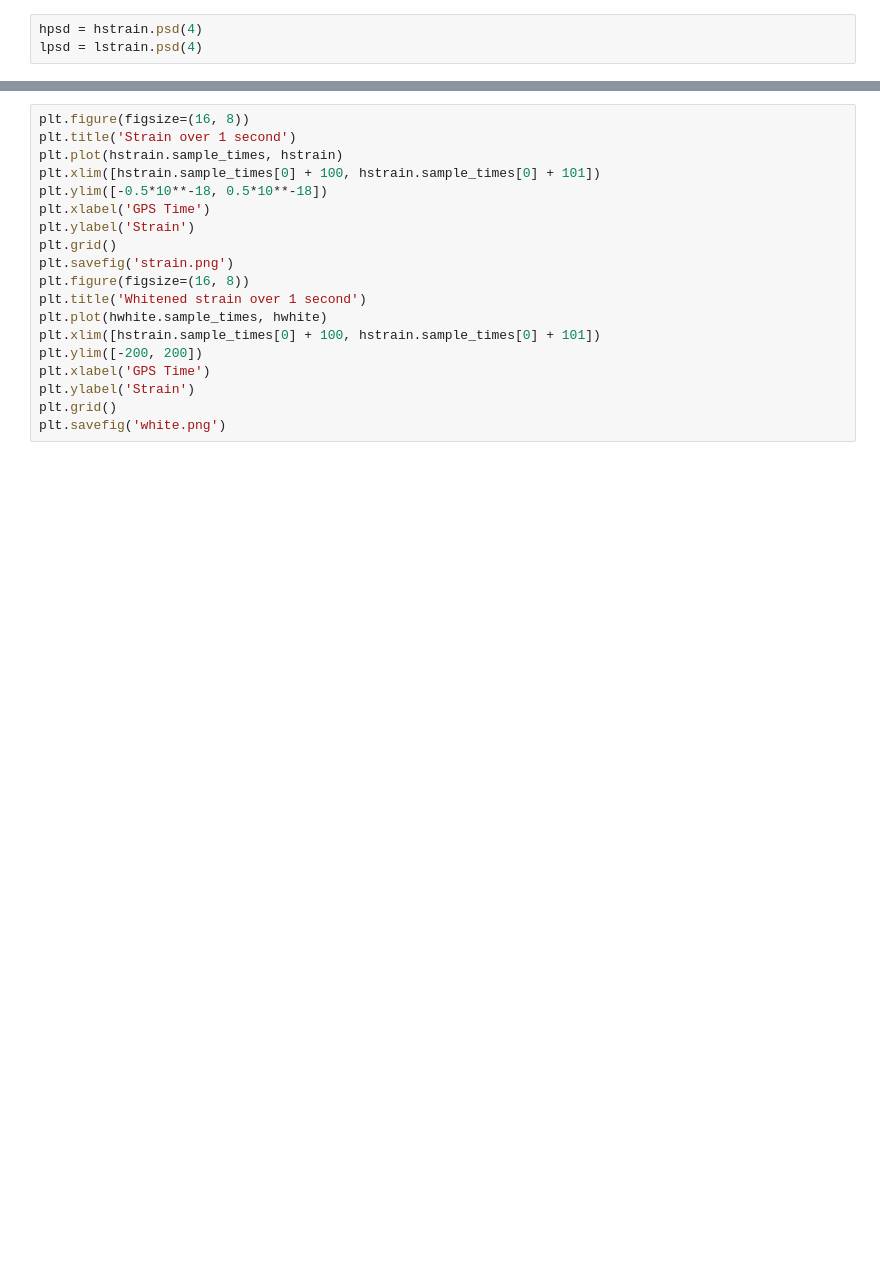
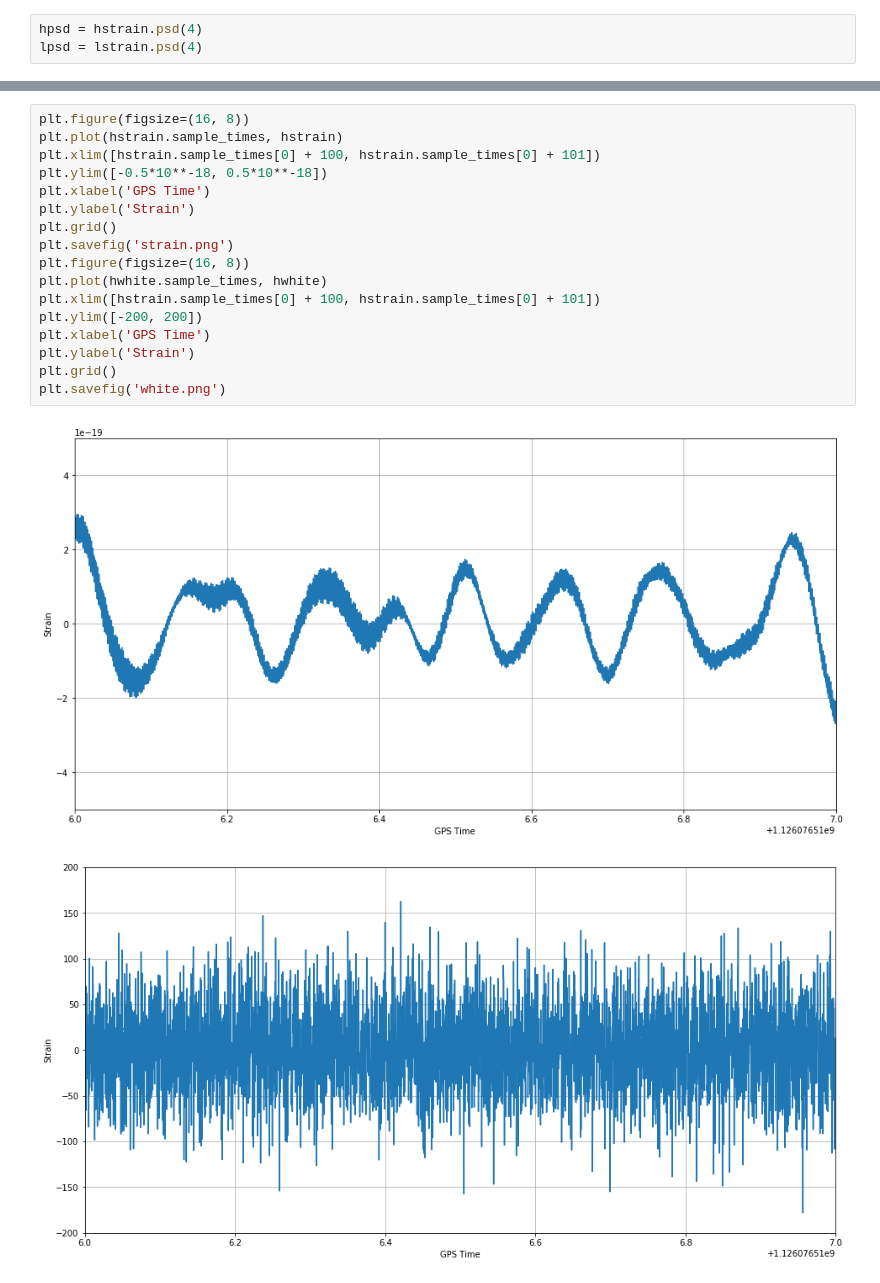
Before and after one commit to connor-mcisaac/gw_test, a Jupyter notebook: PyCBC/make_plots.ipynb, the cells around one changed output, grey strips where cells are left out. Drawn from its saved outputs; the diff is of its cells as text; blank space fills up the shorter version.

```diff
--- a/PyCBC/make_plots.ipynb
+++ b/PyCBC/make_plots.ipynb
@@ -53,20 +63,21 @@ hwhite = hstrain.whiten(4, 4)
 # %%
 plt.figure(figsize=(16, 8))
-plt.title('Strain over 1 second')
 plt.plot(hstrain.sample_times, hstrain)
 plt.xlim([hstrain.sample_times[0] + 100, hstrain.sample_times[0] + 101])
 plt.ylim([-0.5*10**-18, 0.5*10**-18])
 plt.xlabel('GPS Time')
 plt.ylabel('Strain')
 plt.grid()
 plt.savefig('strain.png')
 plt.figure(figsize=(16, 8))
-plt.title('Whitened strain over 1 second')
 plt.plot(hwhite.sample_times, hwhite)
 plt.xlim([hstrain.sample_times[0] + 100, hstrain.sample_times[0] + 101])
 plt.ylim([-200, 200])
 plt.xlabel('GPS Time')
 plt.ylabel('Strain')
 plt.grid()
 plt.savefig('white.png')
+# %% [output]
+[figure, added]
+[figure, added]
 # %%
```
Also changed, not shown: parts of 16 cells of this notebook, 17 other files.
